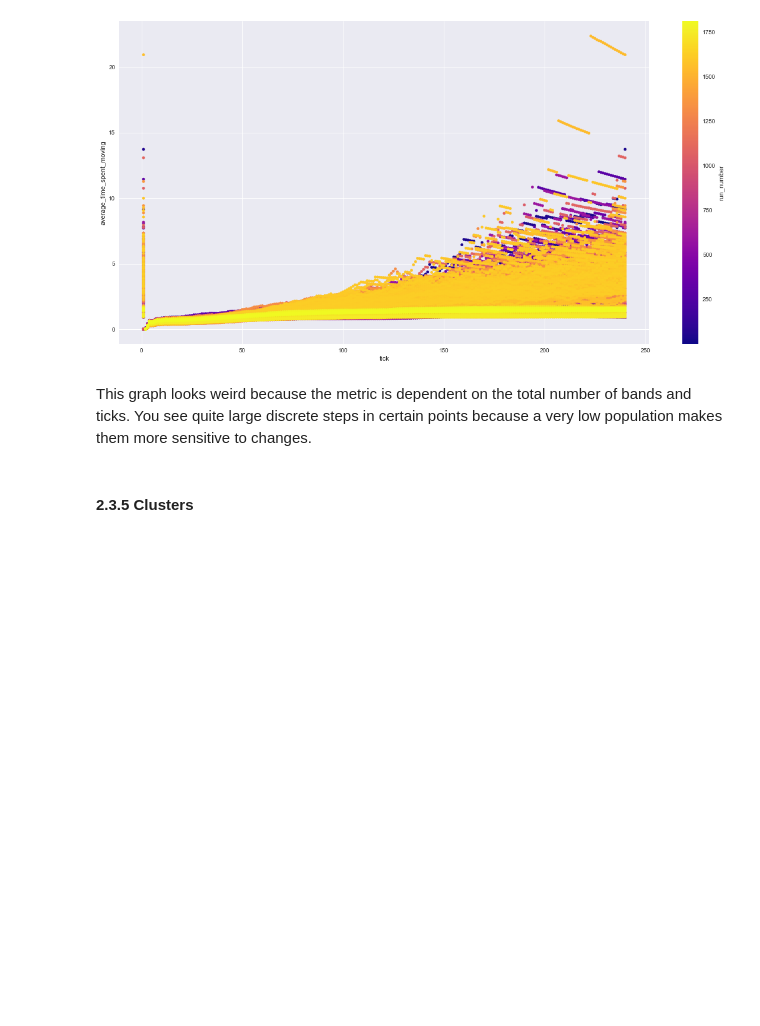
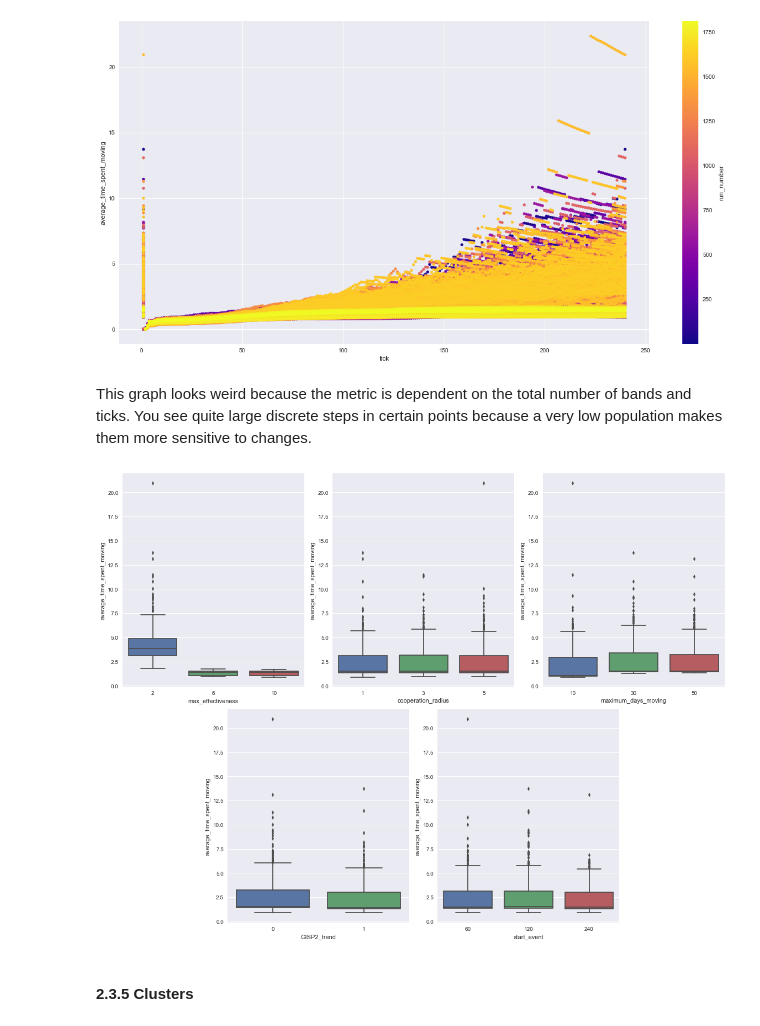
Before and after one commit to WKSu/compound-events, a Jupyter notebook: experiments/Analysis of Base Experiments.ipynb, the cells around one changed output. Cells and saved outputs as stored; diff of their text form; code cells hidden in the pictures; blank space fills up the shorter version.

```diff
--- a/experiments/Analysis of Base Experiments.ipynb
+++ b/experiments/Analysis of Base Experiments.ipynb
@@ -432,6 +428,28 @@ plt.show()
 [figure]
 # %% [markdown]
 This graph looks weird because the metric is dependent on the total number of bands and ticks. You see quite large discrete steps in certain points because a very low population makes them more sensitive to changes.
+# %%
+fig = plt.figure(figsize=(16,12))
+ax1 = plt.subplot2grid(shape=(2,6), loc=(0,0), colspan=2)
+ax2 = plt.subplot2grid((2,6), (0,2), colspan=2)
+ax3 = plt.subplot2grid((2,6), (0,4), colspan=2)
+ax4 = plt.subplot2grid((2,6), (1,1), colspan=2)
+ax5 = plt.subplot2grid((2,6), (1,3), colspan=2)
+
+sns.boxplot(data = df_results_small_final, x='max_effectiveness',y='average_time_spent_moving', ax = ax1)
+
+sns.boxplot(data = df_results_small_final, x='cooperation_radius',y='average_time_spent_moving', ax = ax2)
+
+sns.boxplot(data = df_results_small_final, x='maximum_days_moving',y='average_time_spent_moving', ax = ax3)
+
+sns.boxplot(data = df_results_small_final, x='GISP2_trend',y='average_time_spent_moving', ax = ax4)
+
+sns.boxplot(data = df_results_small_final, x='start_event',y='average_time_spent_moving', ax = ax5)
+
+plt.tight_layout()
+plt.show()
+# %% [output]
+[figure, added]
 # %% [markdown]
 #### 2.3.5 Clusters
 # %% [markdown]
```
Also changed, not shown: parts of 8 cells of this notebook, 1 other file.
